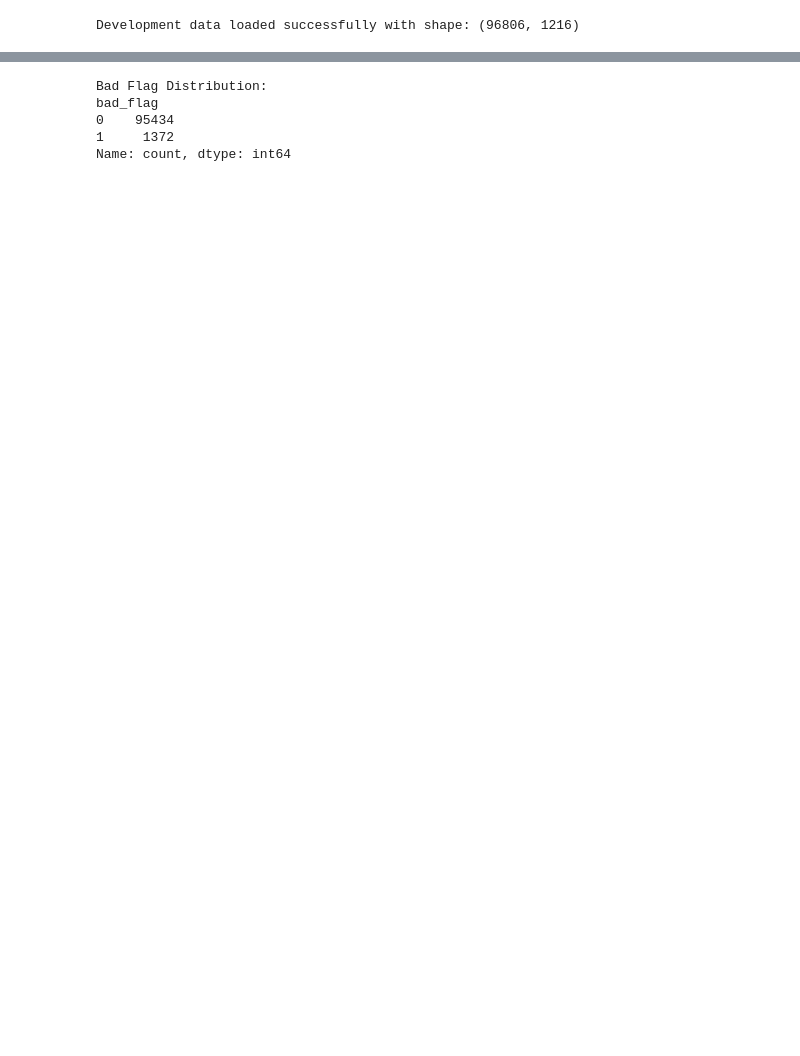
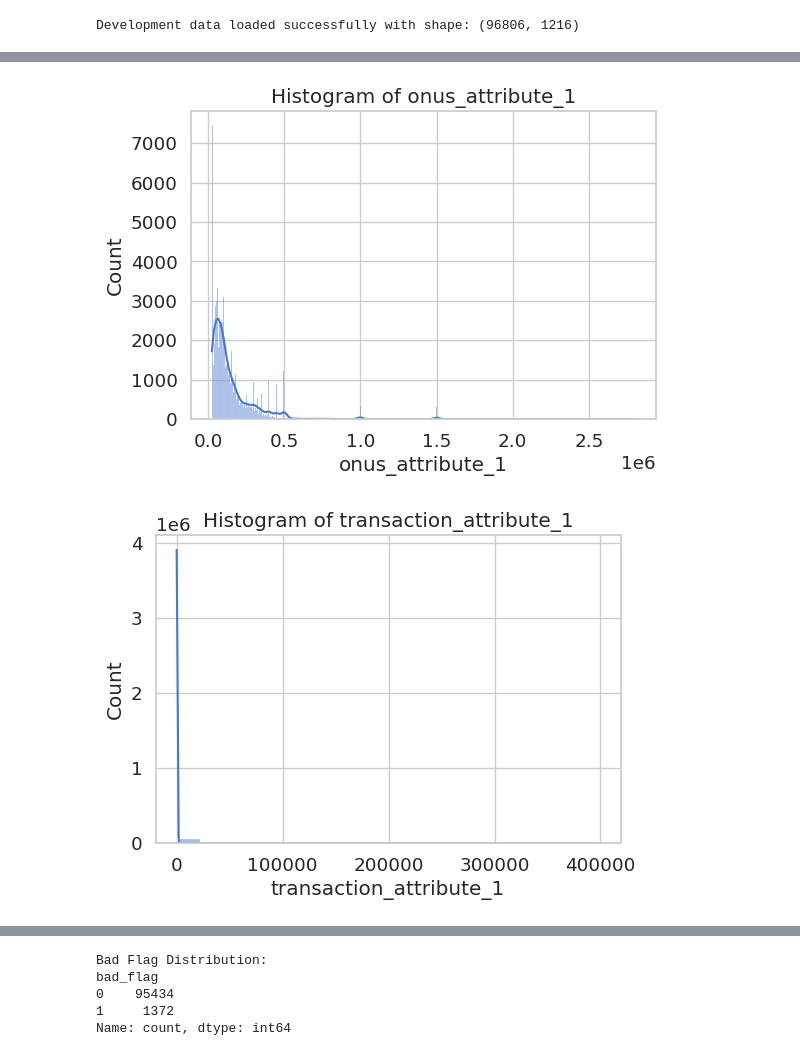
Before and after one commit to Harsh-BH/Convolve-3.0, a Jupyter notebook: notebooks/1_exploratory_analysis.ipynb, the cells around one changed output, grey strips where cells are left out. Cells and saved outputs as stored; diff of their text form; code cells hidden in the pictures; blank space fills up the shorter version.

```diff
--- a/notebooks/1_exploratory_analysis.ipynb
+++ b/notebooks/1_exploratory_analysis.ipynb
@@ -51,0 +81,15 @@ df.describe().T
+# %%
+numeric_cols = [
+    col for col in df.columns
+    if col.startswith(('transaction_attribute_', 'bureau_', 'onus_attribute_', 'bureau_enquiry_'))
+    and (df[col].dtype in [np.float64, np.int64])
+]
+# %%
+for col in numeric_cols[:5]:  # limit to first 5 for demonstration
+    plt.figure(figsize=(6,4))
+    sns.histplot(data=df, x=col, kde=True)
+    plt.title(f"Histogram of {col}")
+    plt.show()
+# %% [output]
+[figure, added]
+[figure, added]
```
Also changed, not shown: parts of 30 cells of this notebook, 34 other files.
